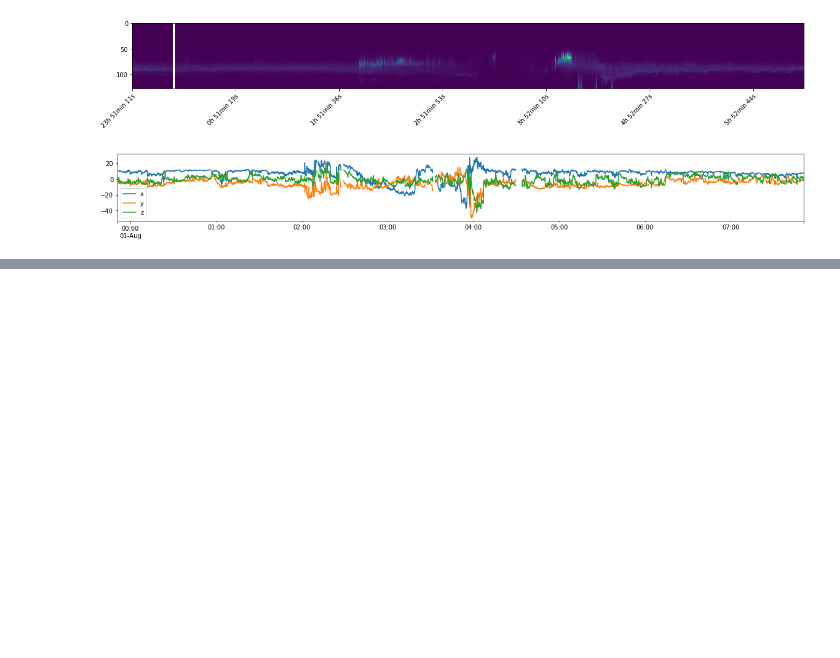
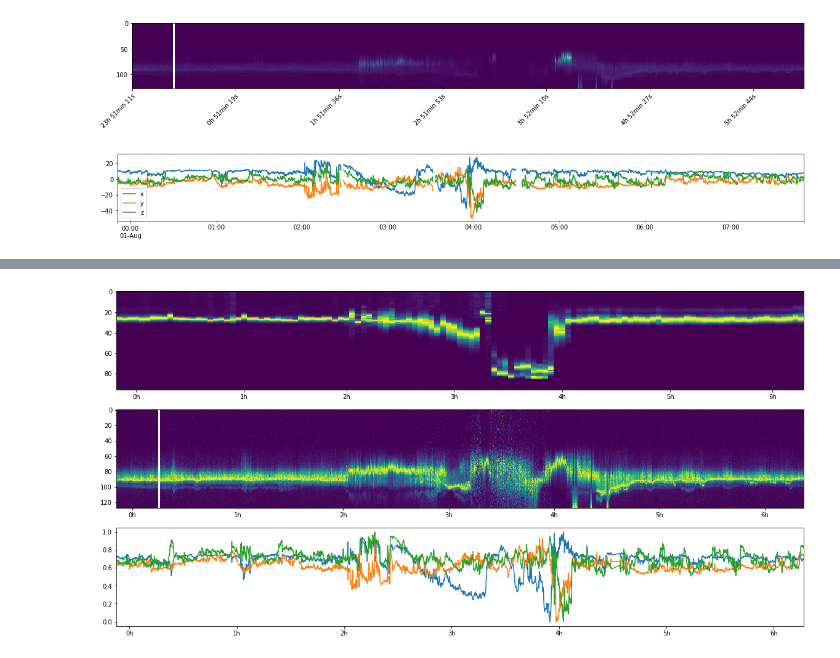
Before and after one commit to AlexanderWolff/venusian, a Jupyter notebook: data_clean_sandbox.ipynb, the cells around one changed output, grey strips where cells are left out. Cells and saved outputs as stored; diff of their text form; code cells hidden in the pictures; blank space fills up the shorter version.

Commit message:
synchronised subplots

```diff
--- a/data_clean_sandbox.ipynb
+++ b/data_clean_sandbox.ipynb
@@ -75,3 +76,43 @@ No time index found: Using default index instead.
+# %%
+def get_hourly_ticks(indices):
+
+    last_hour = indices[0].hour
+    hourly_ticks = list()
+
+    for i, index in enumerate(indices):
+        if index.hour != last_hour:
+            hourly_ticks.append([i, index])
+            last_hour = index.hour
+    return hourly_ticks
+# %%
+image = dict()
+image['IMA'] = dataset['IMA']['scaled'].T
+image['ELS'] = dataset['ELS']['scaled'].T
+
+fig, ax = plt.subplots(3,1,figsize=(20,10))
+im = dict()
+im[0] = ax[0].imshow(image['IMA'], interpolation='nearest', aspect='auto')
+im[1] = ax[1].imshow(image['ELS'], interpolation='nearest', aspect='auto')
+im[2] = ax[2].plot(dataset['MAG']['scaled'])
+
+ticks = dict()
+ticks['IMA'] = get_hourly_ticks(dataset['IMA']['scaled'].index)
+ticks['ELS'] = get_hourly_ticks(dataset['ELS']['scaled'].index)
+ticks['MAG'] = get_hourly_ticks(dataset['MAG']['default'].index)
+
+ax[0].set_xticks( [i[0] for i in ticks['IMA']] )
+ax[0].set_xticklabels(["{}h".format(Y[1].hour) for Y in ticks['IMA']])
+
+ax[1].set_xticks( [i[0] for i in ticks['ELS']] )
+ax[1].set_xticklabels(["{}h".format(Y[1].hour) for Y in ticks['ELS']])
+
+ax[2].set_xticks( [i[1] for i in ticks['MAG']] )
+ax[2].set_xticklabels(["{}h".format(Y[1].hour) for Y in ticks['MAG']])
+
+ax[2].set_xlim(dataset['IMA']['scaled'].index[0], dataset['IMA']['scaled'].index[-1])
+plt.show()
+# %% [output]
+[figure, added]
 # %%
 # example: displaying the data as an image
 
```
Also changed, not shown: parts of 2 cells of this notebook.
